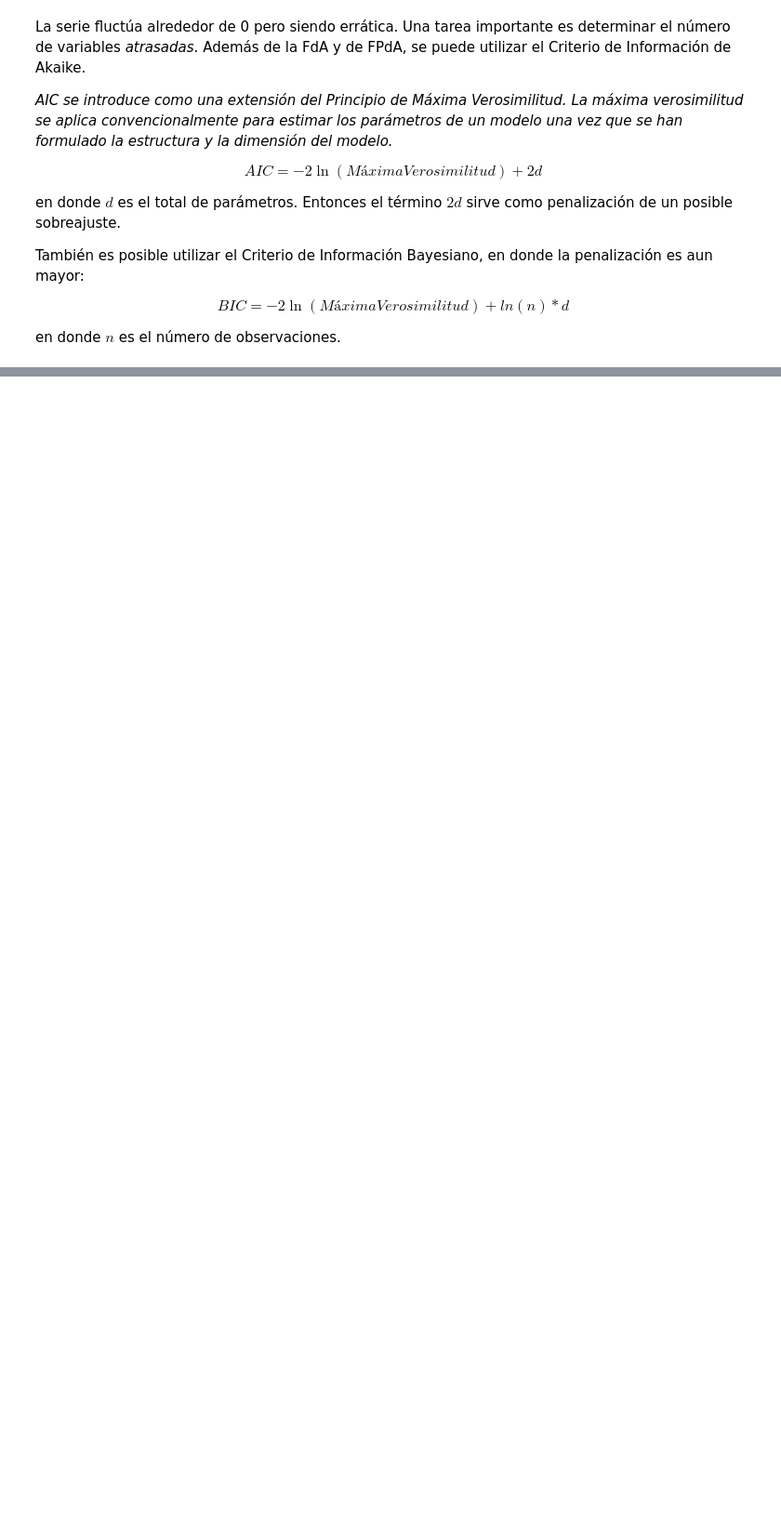
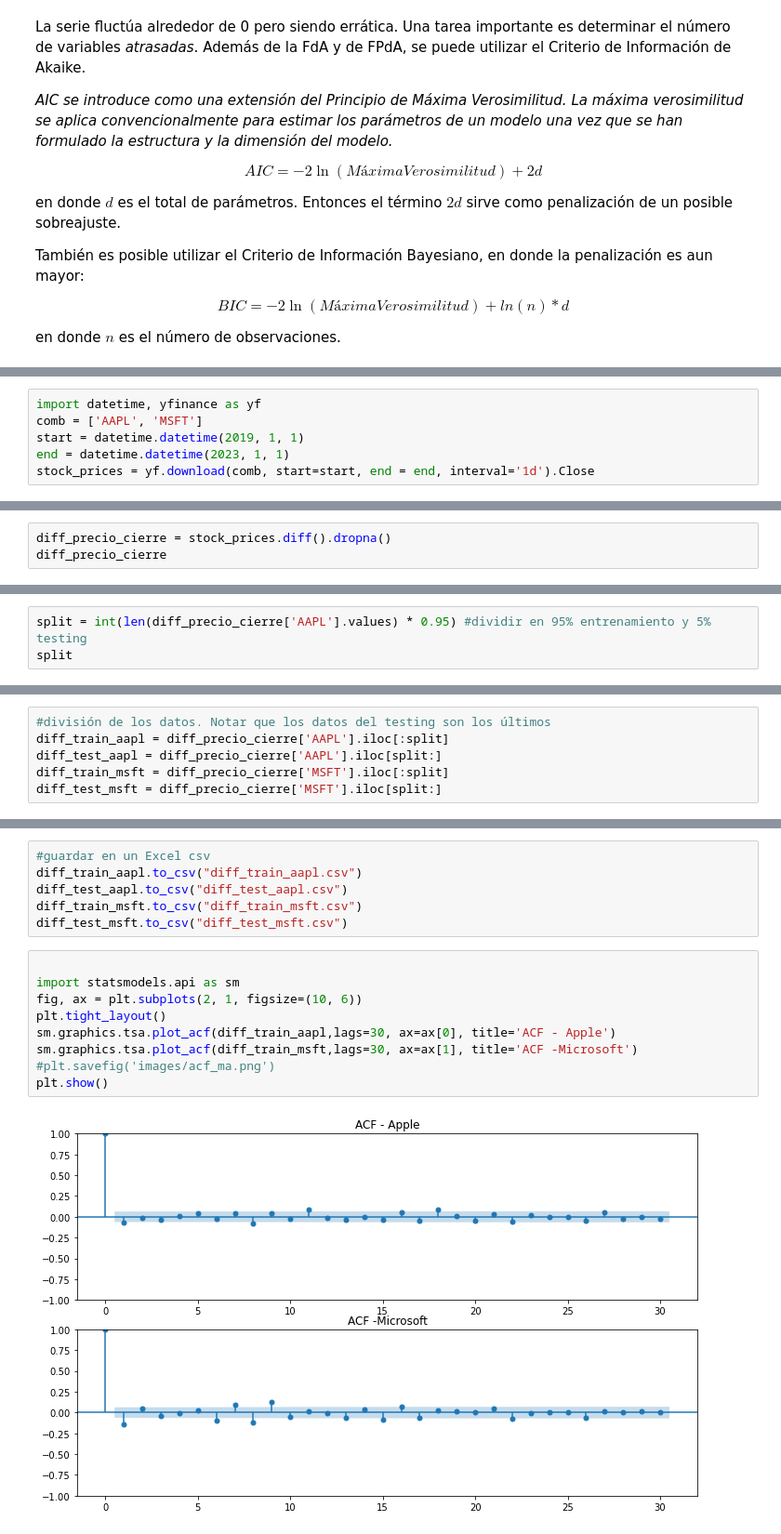
Before and after one commit to KevinArielM/Machine-Learning-Python-, a Jupyter notebook: Modelos de series de tiempo.ipynb, the cells around one changed output, grey strips where cells are left out. Shown at 93% size. Drawn from its saved outputs; the diff is of its cells as text; blank space fills up the shorter version.

```diff
--- a/Modelos de series de tiempo.ipynb
+++ b/Modelos de series de tiempo.ipynb
@@ -50,0 +65,6 @@ en donde $n$ es el número de observaciones.
+# %%
+import datetime, yfinance as yf
+comb = ['AAPL', 'MSFT']
+start = datetime.datetime(2019, 1, 1)
+end = datetime.datetime(2023, 1, 1)
+stock_prices = yf.download(comb, start=start, end = end, interval='1d').Close
@@ -50,0 +84,3 @@ en donde $n$ es el número de observaciones.
+# %%
+diff_precio_cierre = stock_prices.diff().dropna()
+diff_precio_cierre
@@ -50,0 +112,3 @@ en donde $n$ es el número de observaciones.
+# %%
+split = int(len(diff_precio_cierre['AAPL'].values) * 0.95) #dividir en 95% entrenamiento y 5% testing
+split
@@ -50,0 +117,6 @@ en donde $n$ es el número de observaciones.
+# %%
+#división de los datos. Notar que los datos del testing son los últimos
+diff_train_aapl = diff_precio_cierre['AAPL'].iloc[:split]
+diff_test_aapl = diff_precio_cierre['AAPL'].iloc[split:]
+diff_train_msft = diff_precio_cierre['MSFT'].iloc[:split]
+diff_test_msft = diff_precio_cierre['MSFT'].iloc[split:]
@@ -50,0 +139,17 @@ en donde $n$ es el número de observaciones.
+# %%
+#guardar en un Excel csv
+diff_train_aapl.to_csv("diff_train_aapl.csv")
+diff_test_aapl.to_csv("diff_test_aapl.csv")
+diff_train_msft.to_csv("diff_train_msft.csv")
+diff_test_msft.to_csv("diff_test_msft.csv")
+# %%
+
+import statsmodels.api as sm
+fig, ax = plt.subplots(2, 1, figsize=(10, 6))
+plt.tight_layout()
+sm.graphics.tsa.plot_acf(diff_train_aapl,lags=30, ax=ax[0], title='ACF - Apple')
+sm.graphics.tsa.plot_acf(diff_train_msft,lags=30, ax=ax[1], title='ACF -Microsoft')
+#plt.savefig('images/acf_ma.png')
+plt.show()
+# %% [output]
+[figure, added]
```
Also changed, not shown: parts of 28 cells of this notebook.
